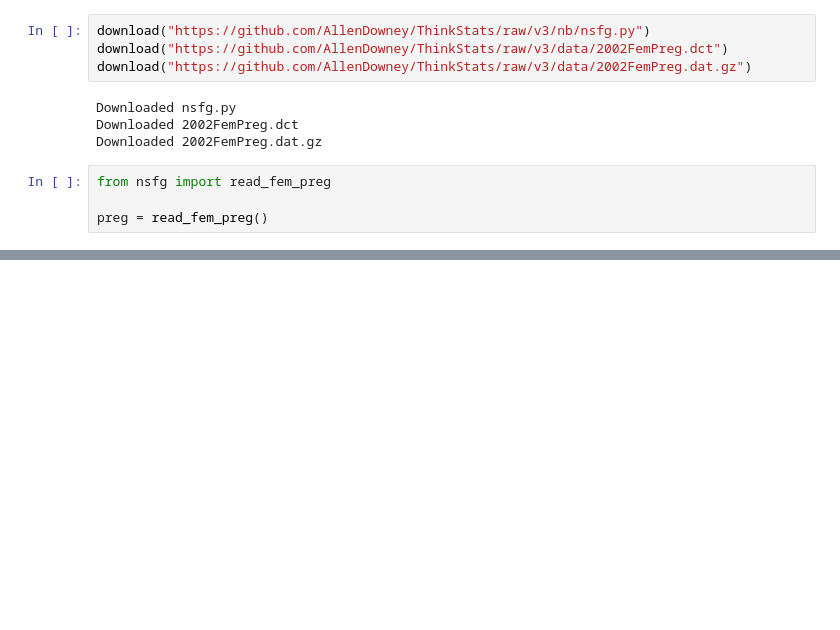
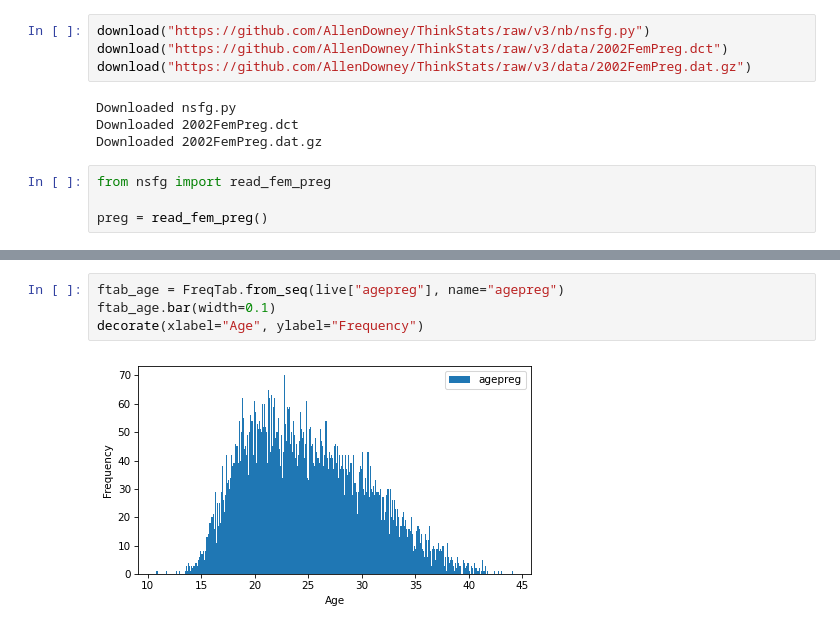
Before and after one commit to abhinavvgusainn/ThinkStats, a Jupyter notebook: Chapter-02.ipynb, the cells around one changed output, grey strips where cells are left out. Saved outputs shown, nothing was run; the diff lists cells and outputs as text; blank space fills up the shorter version.

```diff
--- a/Chapter-02.ipynb
+++ b/Chapter-02.ipynb
@@ -118,0 +142,6 @@ preg = read_fem_preg()
+# %%
+ftab_age = FreqTab.from_seq(live["agepreg"], name="agepreg")
+ftab_age.bar(width=0.1)
+decorate(xlabel="Age", ylabel="Frequency")
+# %% [output]
+[figure, added]
```
Also changed, not shown: parts of 32 cells of this notebook.
